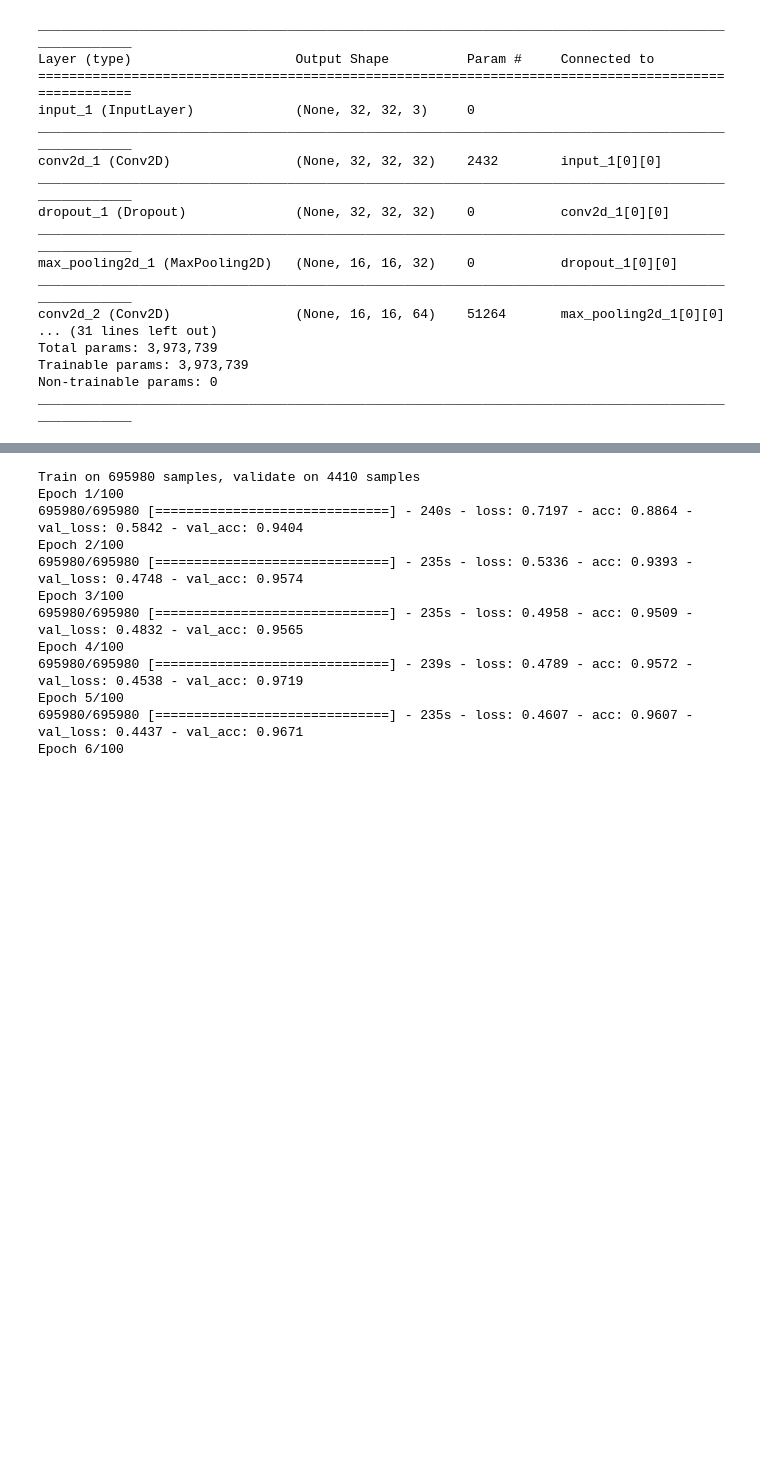
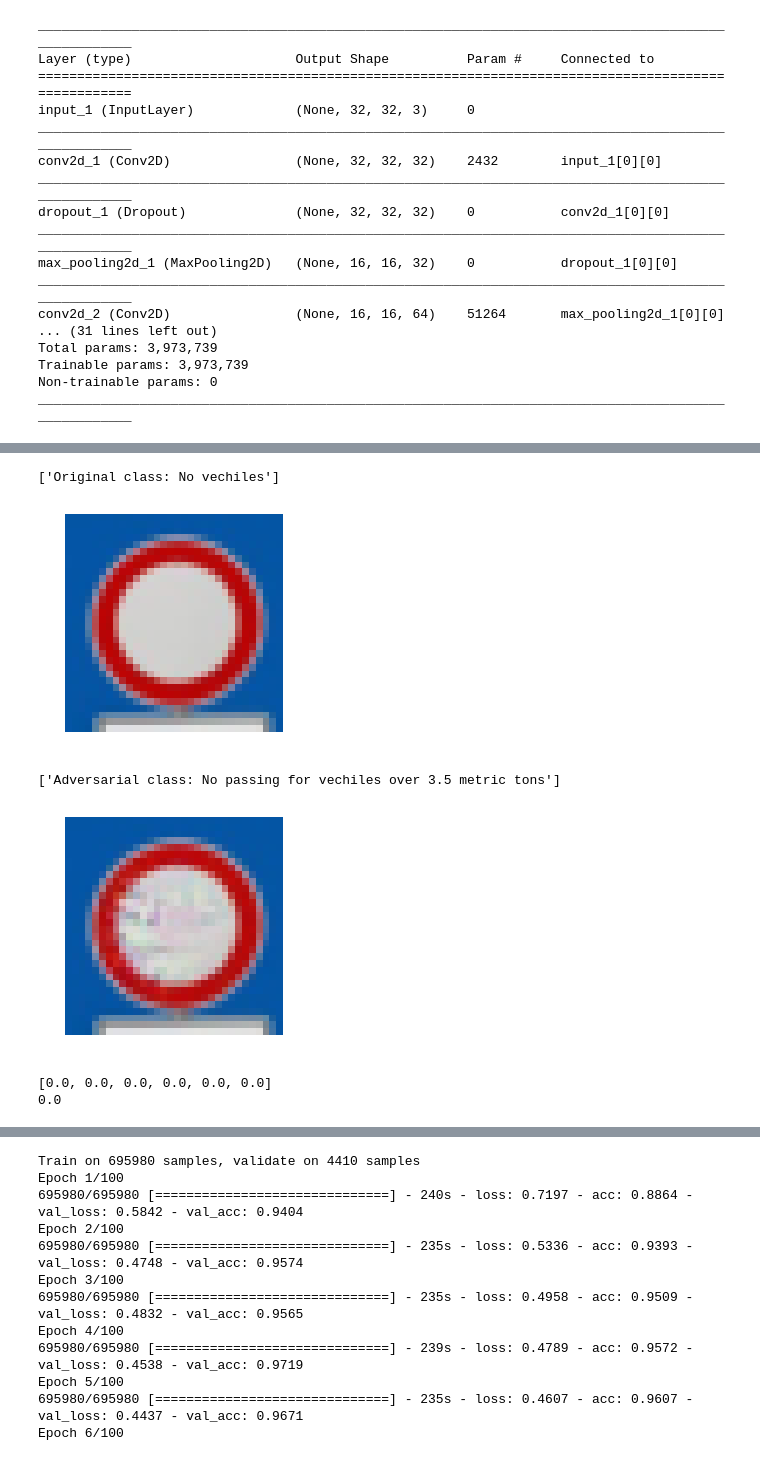
Before and after one commit to chawins/DART, a Jupyter notebook: GTSRB.ipynb, the cells around one changed output, grey strips where cells are left out. Drawn from its saved outputs; the diff is of its cells as text; code cells hidden in the pictures; blank space fills up the shorter version.

```diff
--- a/GTSRB.ipynb
+++ b/GTSRB.ipynb
@@ -453,0 +212,24 @@ x_fg.shape
+# %%
+im = x_ben[0]
+print "Original class: " + signnames[predict(model, im)]
+plt.imshow(im)
+plt.axis('off')
+plt.show()
+
+im = x_adv
+print "Adversarial class: " + signnames[predict(model, im)]
+plt.imshow(im)
+plt.axis('off')
+plt.show()
+# %% [output]
+['Original class: No vechiles']
+[figure, added]
+['Adversarial class: No passing for vechiles over 3.5 metric tons']
+[figure, added]
+# %%
+# Evaluate each attack, return a list of adv success rate
+print eval_adv(model, x_fg, y_tg, target=True)
+print eval_adv(model, x_it, y_tg, target=True)
+# %% [output]
+[0.0, 0.0, 0.0, 0.0, 0.0, 0.0]
+0.0
```
Also changed, not shown: parts of 54 cells of this notebook, 21 other files.
